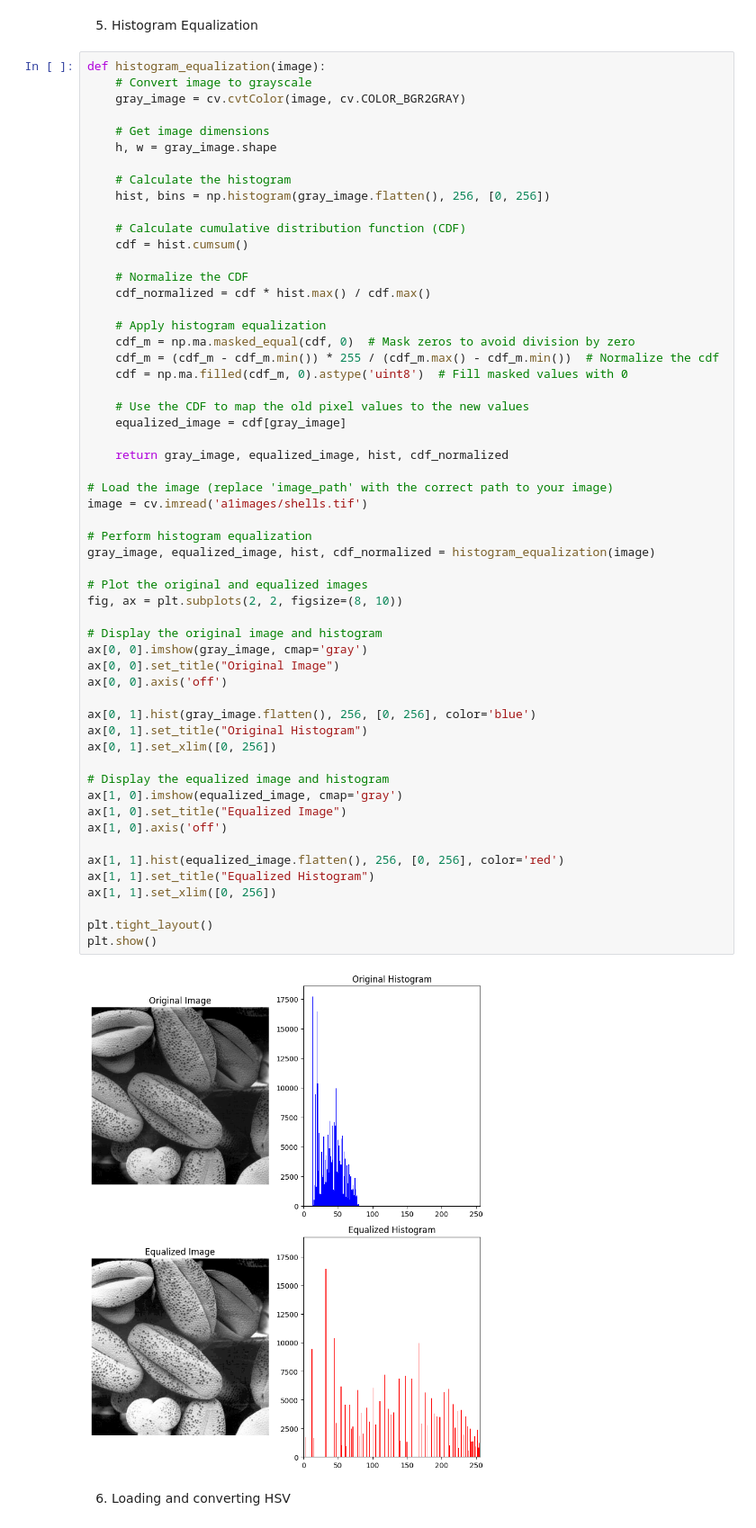
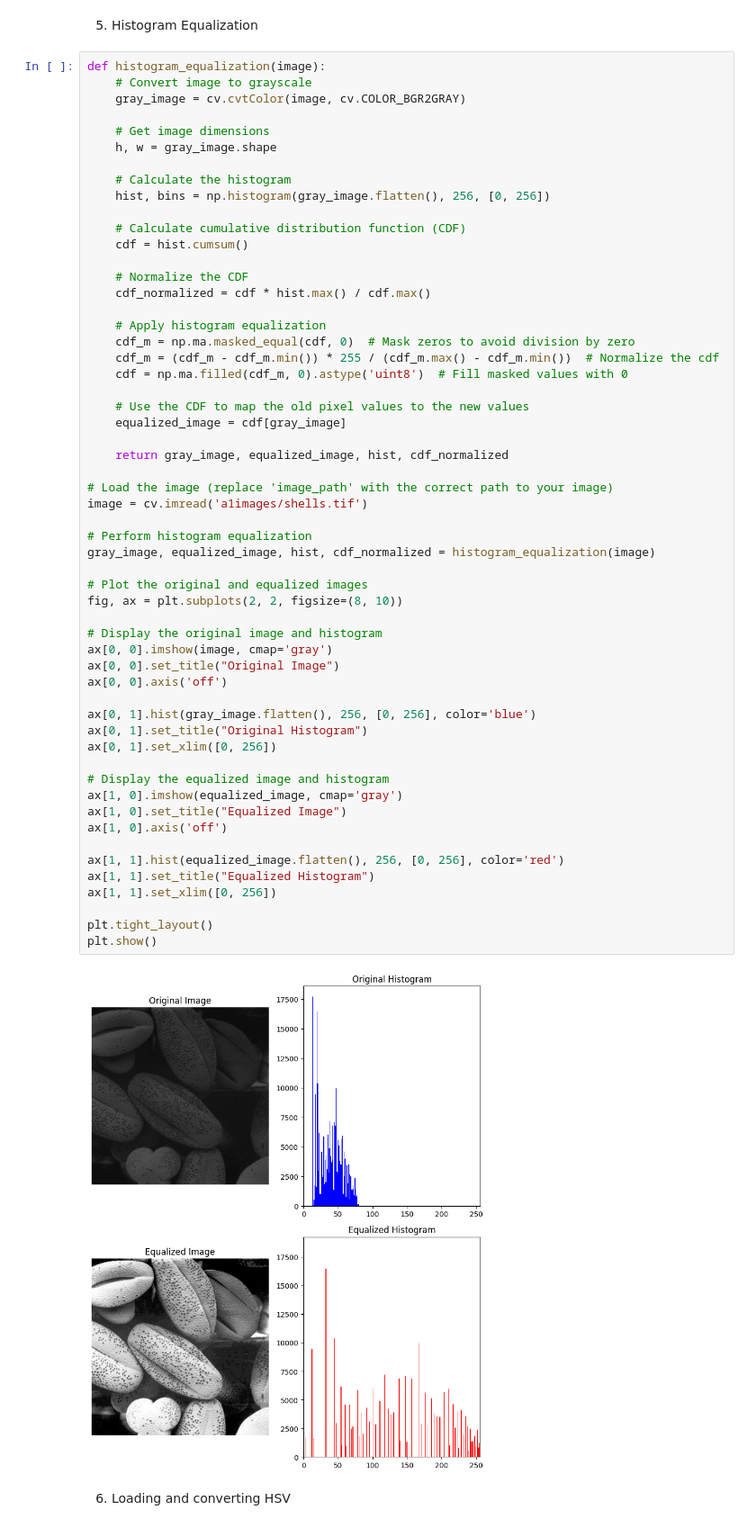
Before and after one commit to RPX2001/Assignment1_EN3160, a Jupyter notebook: 210451U_Assignment1.ipynb, the cells around one changed output. Shown at 90% size. Drawn from its saved outputs; the diff is of its cells as text.

```diff
--- a/210451U_Assignment1.ipynb
+++ b/210451U_Assignment1.ipynb
@@ -278,35 +278,35 @@ def histogram_equalization(image):
 
 # Load the image (replace 'image_path' with the correct path to your image)
 image = cv.imread('a1images/shells.tif')
 
 # Perform histogram equalization
 gray_image, equalized_image, hist, cdf_normalized = histogram_equalization(image)
 
 # Plot the original and equalized images
 fig, ax = plt.subplots(2, 2, figsize=(8, 10))
 
 # Display the original image and histogram
-ax[0, 0].imshow(gray_image, cmap='gray')
+ax[0, 0].imshow(image, cmap='gray')
 ax[0, 0].set_title("Original Image")
 ax[0, 0].axis('off')
 
 ax[0, 1].hist(gray_image.flatten(), 256, [0, 256], color='blue')
 ax[0, 1].set_title("Original Histogram")
 ax[0, 1].set_xlim([0, 256])
 
 # Display the equalized image and histogram
 ax[1, 0].imshow(equalized_image, cmap='gray')
 ax[1, 0].set_title("Equalized Image")
 ax[1, 0].axis('off')
 
 ax[1, 1].hist(equalized_image.flatten(), 256, [0, 256], color='red')
 ax[1, 1].set_title("Equalized Histogram")
 ax[1, 1].set_xlim([0, 256])
 
 plt.tight_layout()
 plt.show()
 # %% [output]
-[figure, old version]
+[figure, new version]
 # %% [markdown]
 6. Loading and converting HSV
 # %%
```
Also changed, not shown: parts of 4 cells of this notebook.
